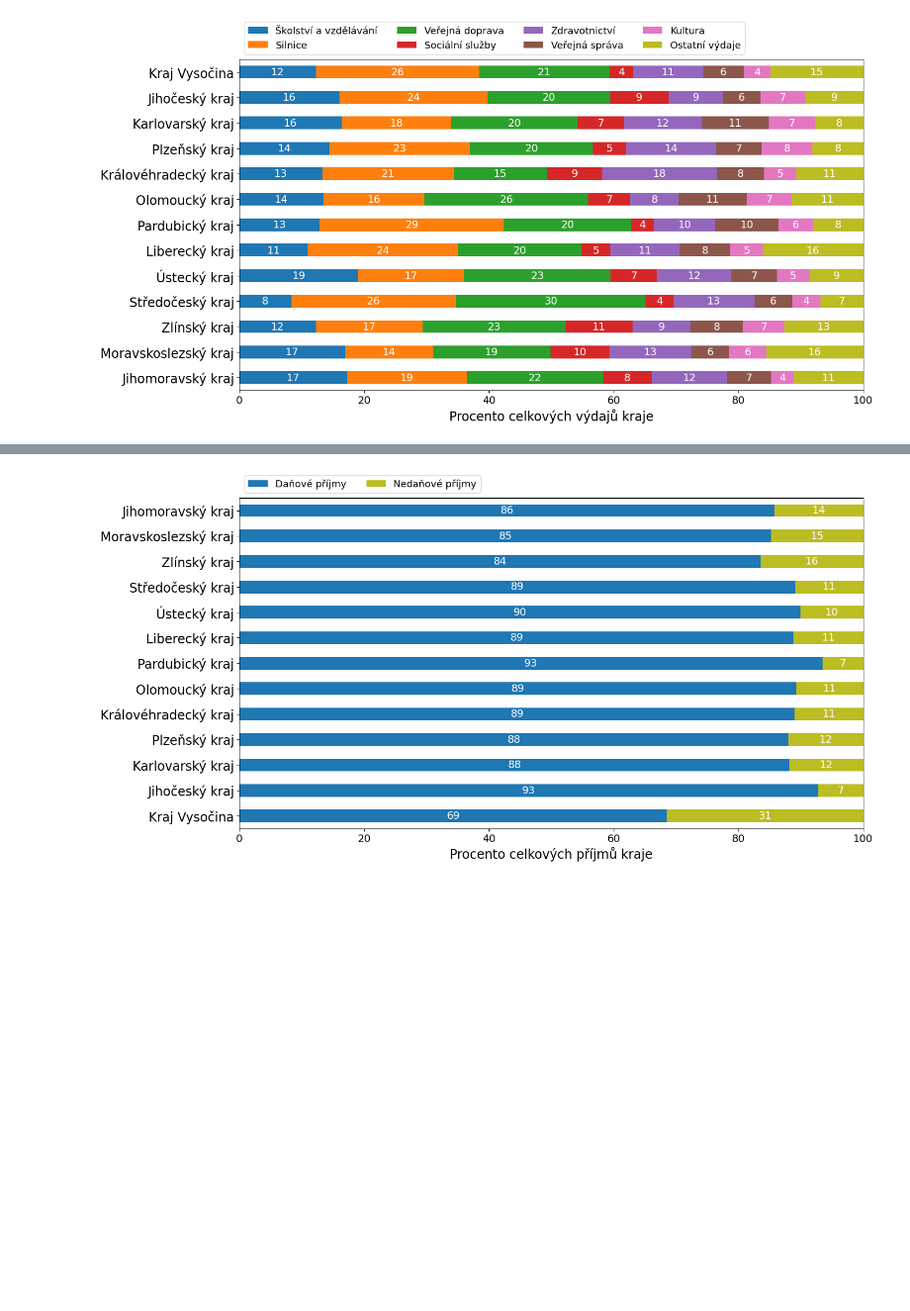
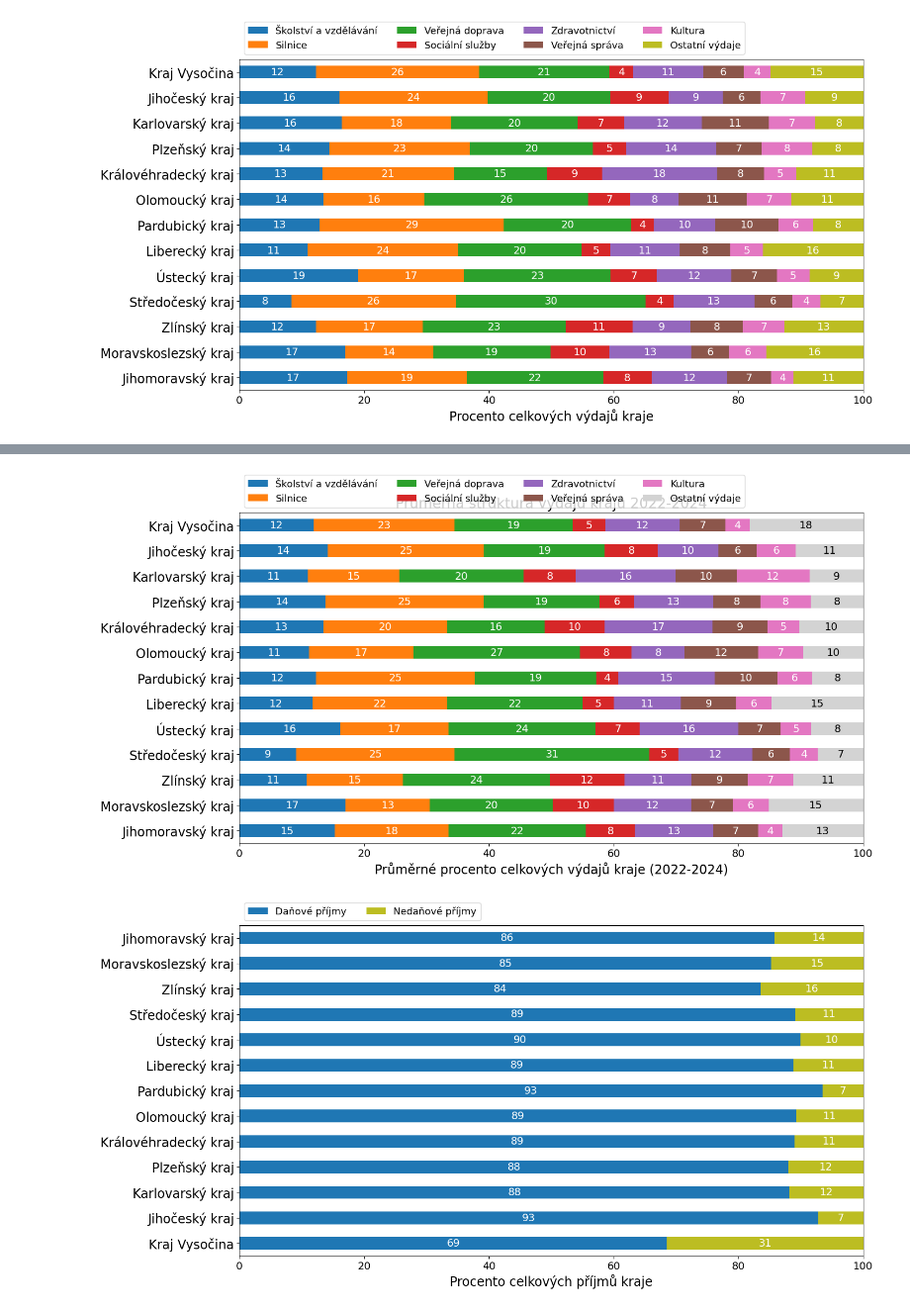
Before and after one commit to KrystofVVV/kraje_RUD, a Jupyter notebook: Kraje 2025.ipynb, the cells around one changed output, grey strips where cells are left out. Shown at 99% size. Cells and saved outputs as stored; diff of their text form; code cells hidden in the pictures; blank space fills up the shorter version.

```diff
--- a/Kraje 2025.ipynb
+++ b/Kraje 2025.ipynb
@@ -1096,3 +1179,47 @@ plt.show() #Vysočina má miliardu a půl v "ostatních" (r. 2022; položka i pa
+# %%
+### Graf průměrné struktury výdajů 2022-2024 (bez Prahy)
+data = avg_percentages
+data = data.iloc[:,::-1]
+fig, ax = plt.subplots(figsize=figsize)
+plt.rcParams.update({'font.size': fontsize})
+size1=17
+size2=19
+
+data_cum = data.cumsum(axis=0)
+category_colors = matplotlib.colormaps['tab10'](np.linspace(0, 0.8, data.shape[0]))
+labels = data.columns
+y = np.arange(len(labels))
+
+i=0
+for kap in data.index:
+    widths = data.iloc[i, :]
+    starts = data_cum.iloc[i, :] - widths
+    if kap=="Ostatní" or kap==5000: #set manual color
+        color="lightgrey"
+    else:
+        color=category_colors[i]
+
+    rects = ax.barh(y, widths, left=starts, height=0.5, label=trida2_cis[kap], color=color)
+    try:
+        r, g, b, _ = color
+        text_color = 'white' if r * g * b < 0.5 else 'darkgrey'
+    except: #this happens if we set manual color
+        text_color="black"
+    ax.bar_label(rects, label_type='center', color=text_color, labels=np.round(np.array(data.iloc[i,:]),0).astype(int))
+    i+=1
+
+ax.set_ylim(top=len(labels)-0.5, bottom=-0.5)
+ax.set_xlim(right=100)
+ax.set_yticks(y)
+ax.set_yticklabels(labels, size=size1)
+ax.legend(ncol=4, bbox_to_anchor=(0, 1), loc='lower left', fontsize=13.1)
+ax.set_xlabel("Průměrné procento celkových výdajů kraje (2022-2024)", size=size1)
+ax.set_title("Průměrná struktura výdajů krajů 2022-2024", size=size2)
+plt.savefig("graphs/graf_6_avg_2022-2024.png", bbox_inches='tight')
+data.rename(index=trida2_cis).to_excel("graphs/graf_6_avg_2022-2024.xlsx")
+plt.show()
+# %% [output]
+[figure, added]
 # %%
 ### stacked graf struktura příjmů
 data=df_graph_p/df_graph_p.sum(axis=0)*100
```
Also changed, not shown: parts of 11 cells of this notebook, 23 other files.
